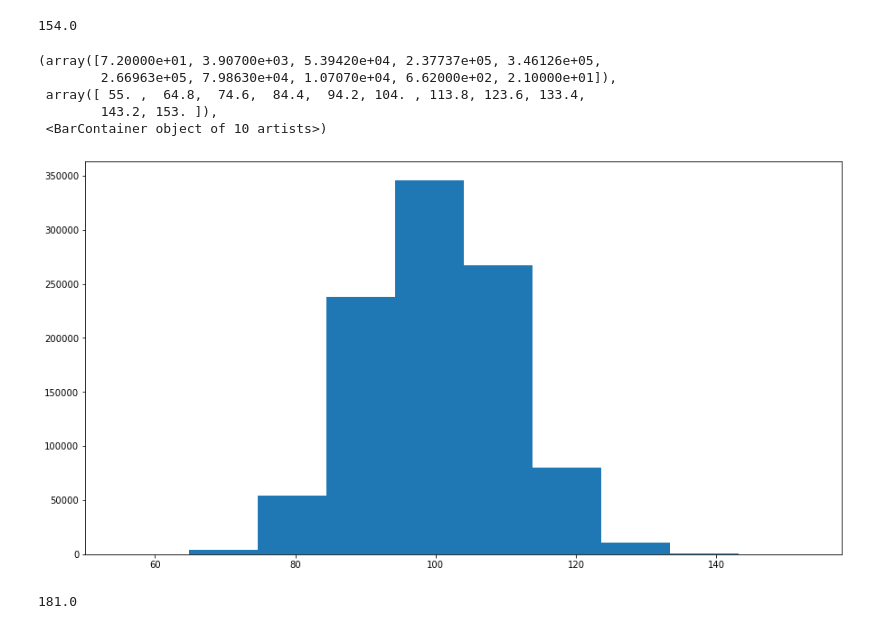
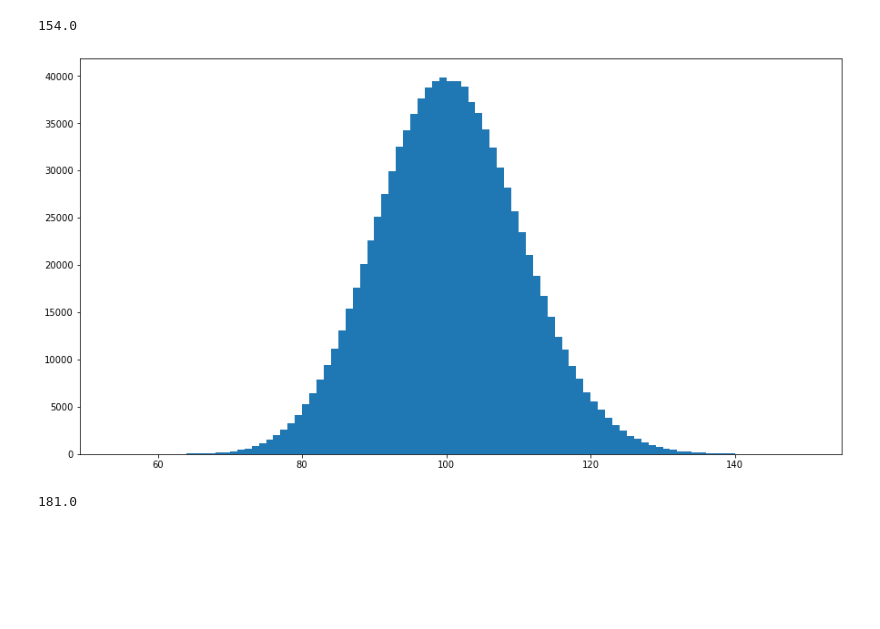
Before and after one commit to afspicciati/Phys-434, a Jupyter notebook: Lab6.ipynb, the cells around one changed output. Cells and saved outputs as stored; diff of their text form; code cells hidden in the pictures; blank space fills up the shorter version.

```diff
--- a/Lab6.ipynb
+++ b/Lab6.ipynb
@@ -31,14 +31,9 @@ stats.poisson.ppf(prob,mu=100)
 # %%
 bkgd = stats.poisson.rvs(mu=100,size=1000000)
 # %%
-plt.hist(bkgd)
+plt.hist(bkgd,bins=max(bkgd)-min(bkgd));
 # %% [output]
-(array([7.20000e+01, 3.90700e+03, 5.39420e+04, 2.37737e+05, 3.46126e+05,
-        2.66963e+05, 7.98630e+04, 1.07070e+04, 6.62000e+02, 2.10000e+01]),
- array([ 55. ,  64.8,  74.6,  84.4,  94.2, 104. , 113.8, 123.6, 133.4,
-        143.2, 153. ]),
- <BarContainer object of 10 artists>)
-[figure, old version]
+[figure, new version]
 # %%
 #10 sigma value to add signal
 
```
Also changed, not shown: parts of 3 cells of this notebook.
